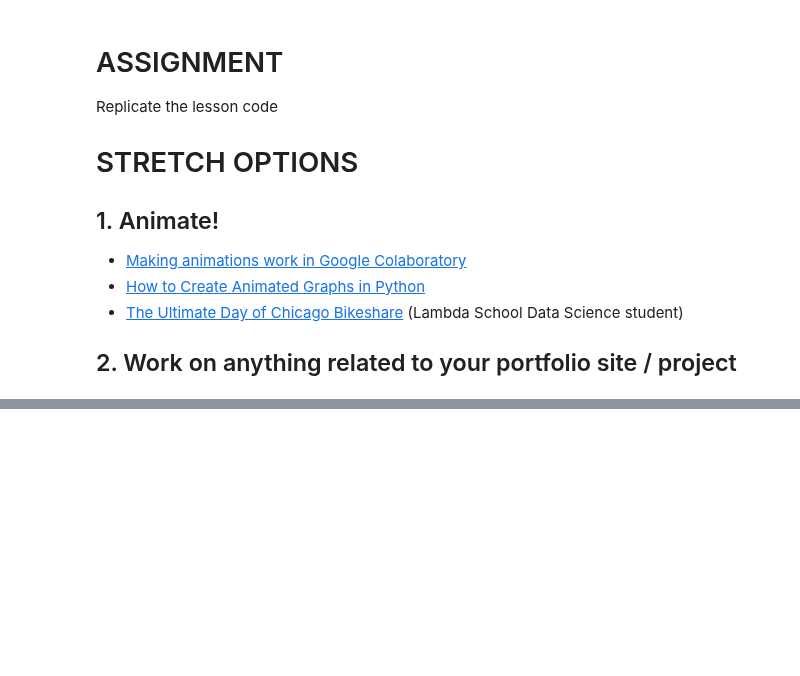
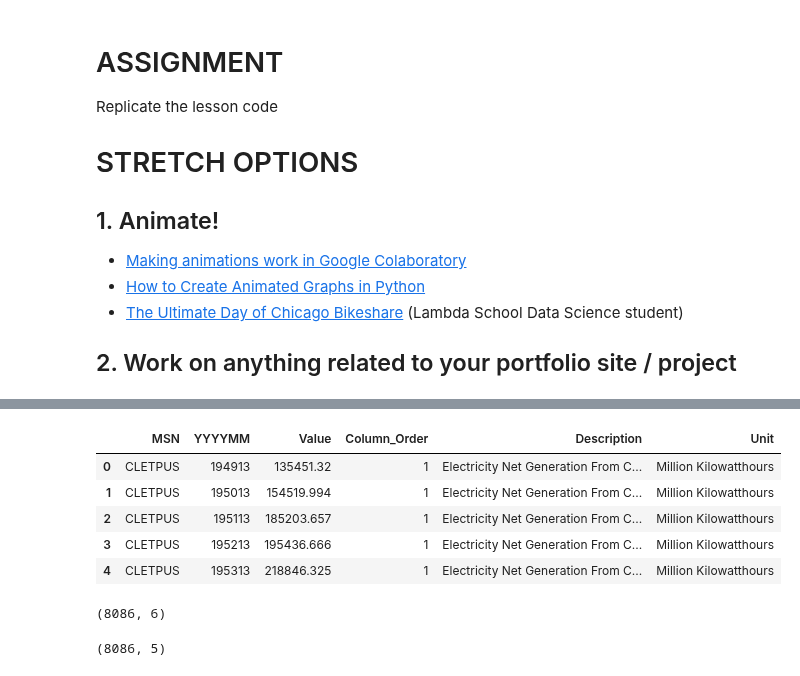
Before and after one commit to bloominstituteoftechnology/DS-Unit-1-Sprint-3-Data-Storytelling, a Jupyter notebook: module4-sequence-your-narrative/LS_DS_224_Sequence_your_narrative.ipynb, the cells around one changed output, grey strips where cells are left out. Drawn from its saved outputs; the diff is of its cells as text; code cells hidden in the pictures; blank space fills up the shorter version.

```diff
--- a/module4-sequence-your-narrative/LS_DS_224_Sequence_your_narrative.ipynb
+++ b/module4-sequence-your-narrative/LS_DS_224_Sequence_your_narrative.ipynb
@@ -358,0 +366,3 @@ Replicate the lesson code
+# %%
+from google.colab import files
+uploaded = files.upload()
@@ -358,0 +372,23 @@ Replicate the lesson code
+# %%
+import io
+df = pd.read_csv(io.BytesIO(uploaded['MER_T07_02A.csv']))
+
+df.head()
+# %% [output]
+|  | MSN | YYYYMM | Value | Column_Order | Description | Unit |
+| 0 | CLETPUS | 194913 | 135451.32 | 1 | Electricity Net Generation From C... | Million Kilowatthours |
+| 1 | CLETPUS | 195013 | 154519.994 | 1 | Electricity Net Generation From C... | Million Kilowatthours |
+| 2 | CLETPUS | 195113 | 185203.657 | 1 | Electricity Net Generation From C... | Million Kilowatthours |
+| 3 | CLETPUS | 195213 | 195436.666 | 1 | Electricity Net Generation From C... | Million Kilowatthours |
+| 4 | CLETPUS | 195313 | 218846.325 | 1 | Electricity Net Generation From C... | Million Kilowatthours |
+# %%
+df.shape
+# %% [output]
+(8086, 6)
+# %%
+# drop first column because we have that info elsewhere
+
+df = df.drop(columns=["MSN"])
+df.shape
+# %% [output]
+(8086, 5)
```
Also changed, not shown: parts of 5 cells of this notebook.
